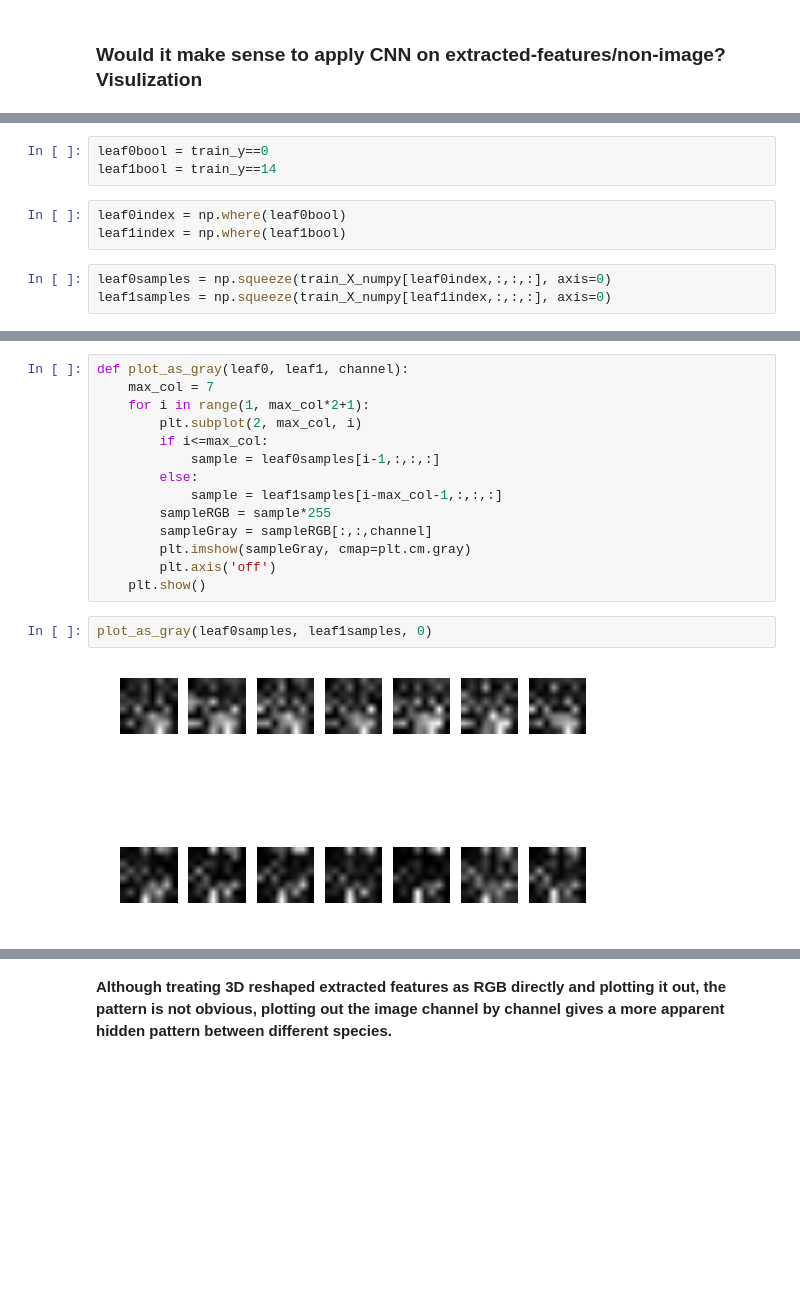
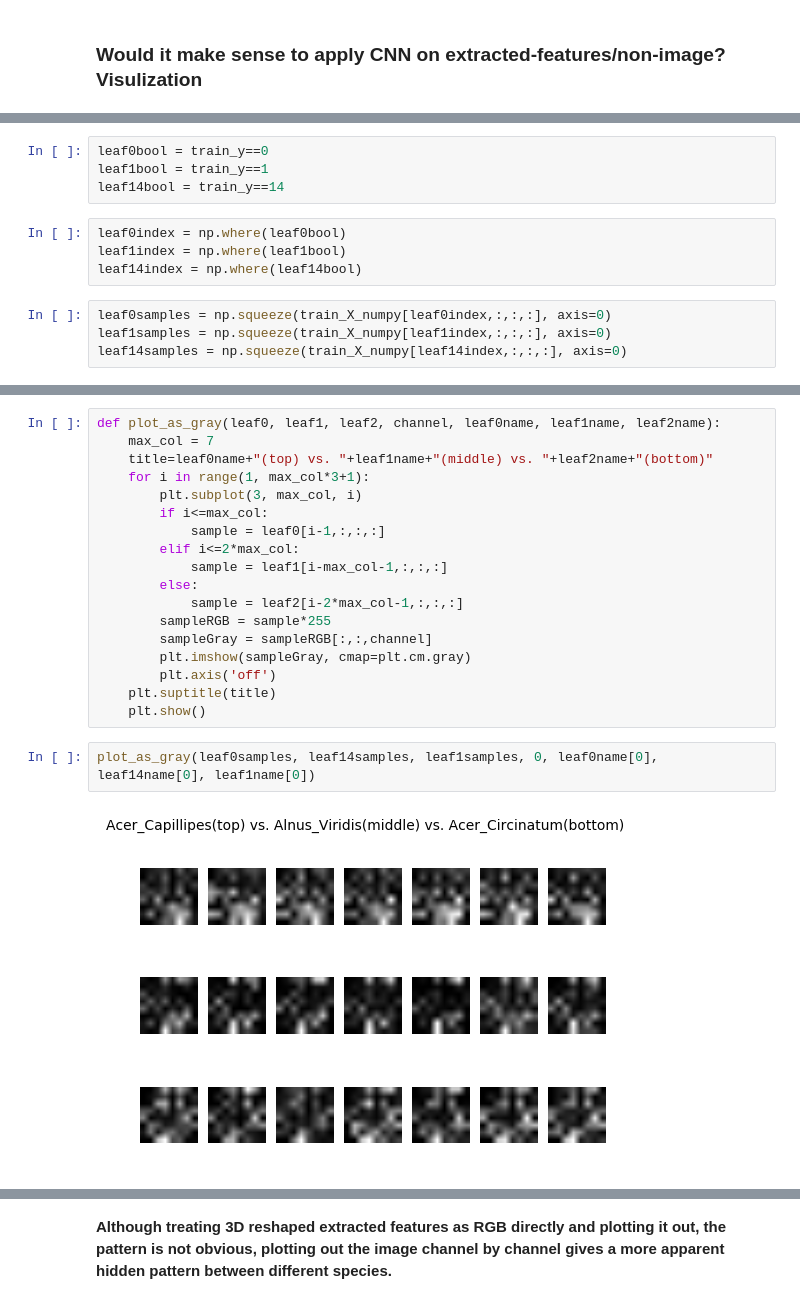
Before and after one commit to zhongyuk/CNNplayground, a Jupyter notebook: leaf/notebooks/explore1-csv.ipynb, the cells around one changed output, grey strips where cells are left out. Cells and saved outputs as stored; diff of their text form; blank space fills up the shorter version.

```diff
--- a/leaf/notebooks/explore1-csv.ipynb
+++ b/leaf/notebooks/explore1-csv.ipynb
@@ -436,11 +439,14 @@ print leaf1name
 ['Alnus_Viridis']
 # %%
 leaf0bool = train_y==0
-leaf1bool = train_y==14
+leaf1bool = train_y==1
+leaf14bool = train_y==14
 # %%
 leaf0index = np.where(leaf0bool)
 leaf1index = np.where(leaf1bool)
+leaf14index = np.where(leaf14bool)
 # %%
 leaf0samples = np.squeeze(train_X_numpy[leaf0index,:,:,:], axis=0)
 leaf1samples = np.squeeze(train_X_numpy[leaf1index,:,:,:], axis=0)
+leaf14samples = np.squeeze(train_X_numpy[leaf14index,:,:,:], axis=0)
 # %%
@@ -463,19 +471,23 @@ plot_as_RGB(leaf0samples, leaf1samples)
 # %%
-def plot_as_gray(leaf0, leaf1, channel):
+def plot_as_gray(leaf0, leaf1, leaf2, channel, leaf0name, leaf1name, leaf2name):
     max_col = 7
-    for i in range(1, max_col*2+1):
-        plt.subplot(2, max_col, i)
+    title=leaf0name+"(top) vs. "+leaf1name+"(middle) vs. "+leaf2name+"(bottom)"
+    for i in range(1, max_col*3+1):
+        plt.subplot(3, max_col, i)
         if i<=max_col:
-            sample = leaf0samples[i-1,:,:,:]
+            sample = leaf0[i-1,:,:,:]
+        elif i<=2*max_col:
+            sample = leaf1[i-max_col-1,:,:,:]
         else:
-            sample = leaf1samples[i-max_col-1,:,:,:]
+            sample = leaf2[i-2*max_col-1,:,:,:]
         sampleRGB = sample*255
         sampleGray = sampleRGB[:,:,channel]
         plt.imshow(sampleGray, cmap=plt.cm.gray)
         plt.axis('off')
+    plt.suptitle(title)
     plt.show()
 # %%
-plot_as_gray(leaf0samples, leaf1samples, 0)
+plot_as_gray(leaf0samples, leaf14samples, leaf1samples, 0, leaf0name[0], leaf14name[0], leaf1name[0])
 # %% [output]
-[figure, old version]
+[figure, new version]
 # %%
```
Also changed, not shown: parts of 9 cells of this notebook, 4 other files.
